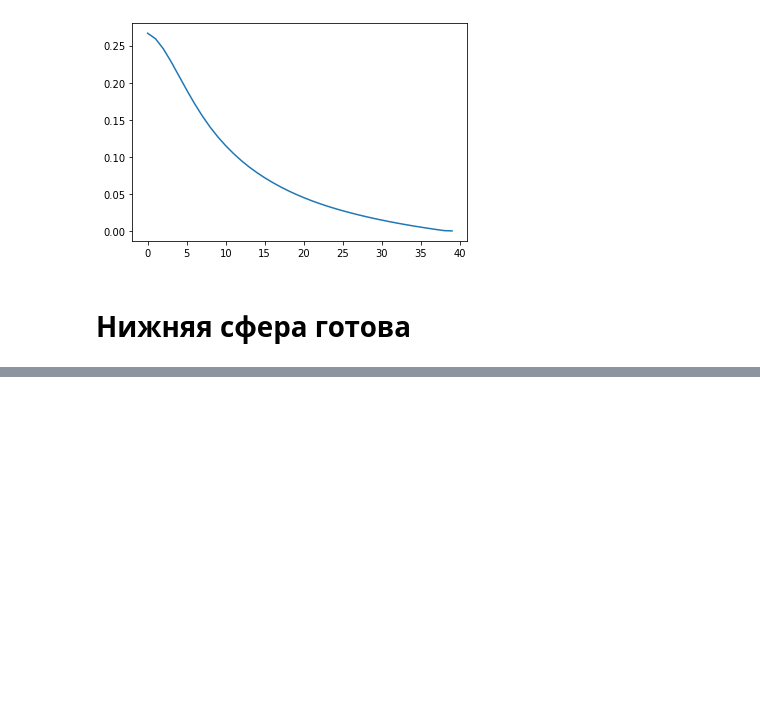
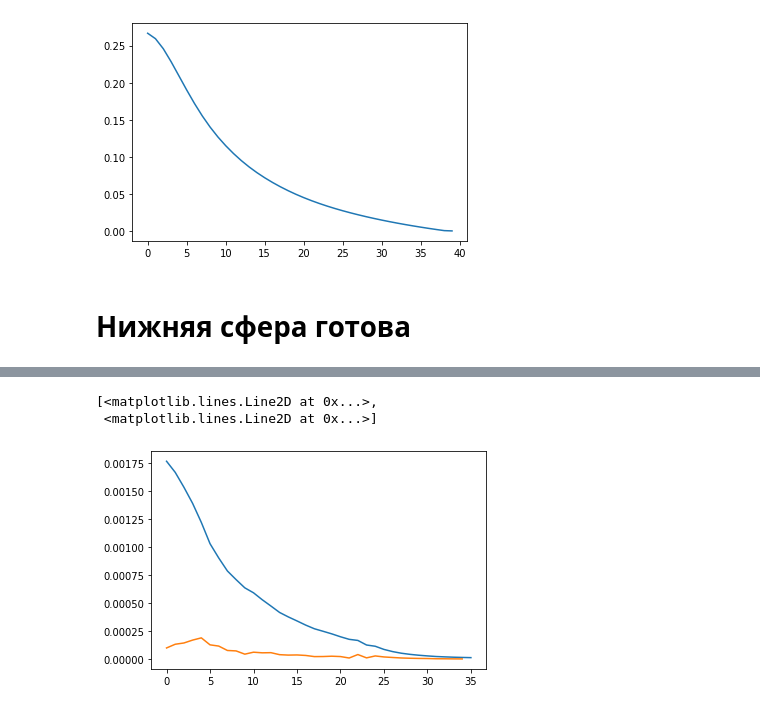
Before and after one commit to Semyonov-as/IPYNBs, a Jupyter notebook: Photonics/Scattering_honiometr.ipynb, the cells around one changed output, grey strips where cells are left out. Saved outputs shown, nothing was run; the diff lists cells and outputs as text; code cells hidden in the pictures; blank space fills up the shorter version.

```diff
--- a/Photonics/Scattering_honiometr.ipynb
+++ b/Photonics/Scattering_honiometr.ipynb
@@ -114,0 +131,34 @@ plt.plot(d, U_bot)
+# %%
+tmp = list(data['R'])
+tmp_t = list(data['Time'])
+
+means = []
+diff = []
+time = []
+idx = -1
+num = 0
+cur_time = 0
+step_up = True
+first = True
+
+for i in range(len(tmp) - 1):
+    if(step_up):
+        means.append(0)
+        idx += 1
+        num = 0
+        step_up = False
+        first = True
+        cur_time = tmp_t[i]
+
+    if(not first and (tmp_t[i] - cur_time) > 30):
+        step_up = True
+        time.append(tmp_t[i])
+        means[idx] /= num
+        if(idx):
+            diff.append(means[idx-1] - means[idx])
+        continue
+
+    means[idx] += tmp[i]
+    num += 1
+    first = False
+time
@@ -114,0 +183,7 @@ plt.plot(d, U_bot)
+# %%
+means.pop()
+plt.plot(range(len(means)), means, range(len(diff)), diff)
+# %% [output]
+[<matplotlib.lines.Line2D at 0x...>,
+ <matplotlib.lines.Line2D at 0x...>]
+[figure, added]
```
Also changed, not shown: parts of 24 cells of this notebook, 2 other files.
